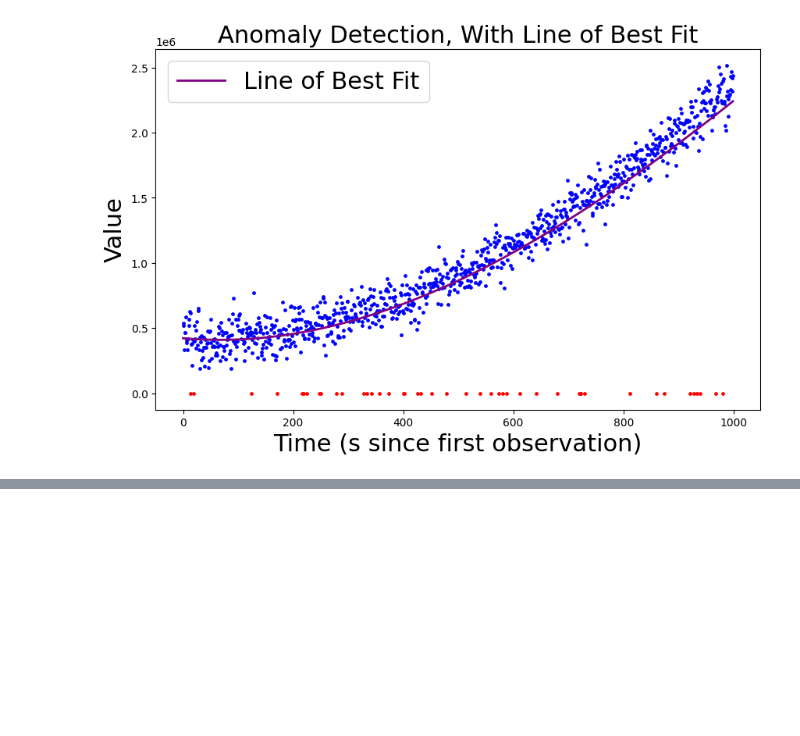
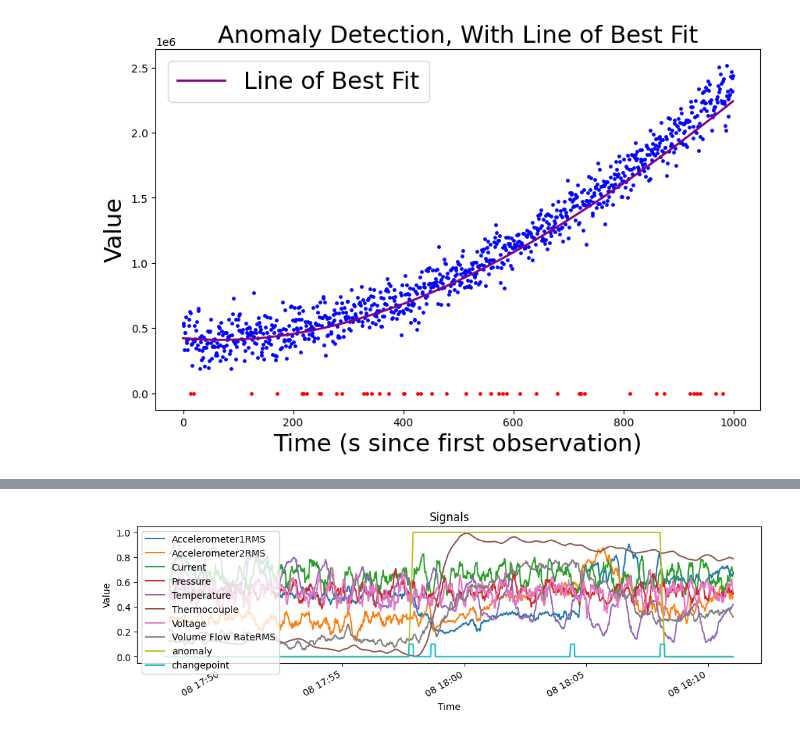
Before and after one commit to ExtraE113/CS365, a Jupyter notebook: model_and_threshold_outlier_detection.ipynb, the cells around one changed output, grey strips where cells are left out. Saved outputs shown, nothing was run; the diff lists cells and outputs as text; code cells hidden in the pictures; blank space fills up the shorter version.

Commit message:
Discord based detection

```diff
--- a/model_and_threshold_outlier_detection.ipynb
+++ b/model_and_threshold_outlier_detection.ipynb
@@ -138,3 +141,95 @@ plt.legend(fontsize=22)
 # %% [output]
 <matplotlib.legend.Legend at 0x...>
 [figure]
+# %%
+# load data from SKAB
+# libraries importing
+import pandas as pd
+import matplotlib.pyplot as plt
+%matplotlib inline
+
+# additional modules
+import sys
+
+sys.path.append('../algorithms')
+
+import warnings
+
+warnings.filterwarnings("ignore", category=UserWarning)
+warnings.filterwarnings("ignore", category=RuntimeWarning)
+
+path_to_data = './SKAB/data/'
+## Data loading
+# benchmark files checking
+all_files = []
+import os
+
+for root, dirs, files in os.walk(path_to_data):
+	for file in files:
+		if file.endswith(".csv"):
+			all_files.append(os.path.join(root, file))
+# datasets with anomalies loading
+list_of_df = [pd.read_csv(file,
+						  sep=';',
+						  index_col='datetime',
+						  parse_dates=True) for file in all_files if 'anomaly-free' not in file]
+# anomaly-free df loading
+anomaly_free_df = pd.read_csv([file for file in all_files if 'anomaly-free' in file][0],
+							  sep=';',
+							  index_col='datetime',
+							  parse_dates=True)
+### Data description
+# dataset characteristics printing
+print('SKAB v0.9')
+print(f'- A number of datasets: {len(list_of_df)}')
+print(f'- Shape of the random dataset: {list_of_df[10].shape}')
+n_cp = sum([len(df[df.changepoint == 1.]) for df in list_of_df])
+n_outlier = sum([len(df[df.anomaly == 1.]) for df in list_of_df])
+print(f'- A number of changepoints: {n_cp}')
+print(f'- A number of outliers (point anomalies): {n_outlier}\n')
+print(f'Head of the random dataset:')
+
+# rescale each series to be in [0, 1] range
+from sklearn.preprocessing import MinMaxScaler
+
+scaler = MinMaxScaler()
+list_of_df[1] = pd.DataFrame(scaler.fit_transform(list_of_df[1]),
+							 columns=list_of_df[1].columns,
+							 index=list_of_df[1].index)
+# downsample the dataset to a moving average
+# but first, make a copy of the original anomaly and changepoint columns
+list_of_df[1]['anomaly'] = list_of_df[1]['anomaly'].copy()
+list_of_df[1]['changepoint'] = list_of_df[1]['changepoint'].copy()
+# downsample the dataset to a moving average
+list_of_df[1] = list_of_df[1].rolling(window=10).mean()
+# reset the anomaly and changepoint columns
+list_of_df[1]['anomaly'] = list_of_df[1]['anomaly'].fillna(0)
+list_of_df[1]['changepoint'] = list_of_df[1]['changepoint'].fillna(0)
+
+display(list_of_df[0].head(1))
+### Data visualization
+# random dataset visualizing
+list_of_df[1].plot(figsize=(12, 3))
+plt.xlabel('Time')
+plt.ylabel('Value')
+plt.title('Signals')
+
+plt.show()
+### Labels visualization
+# plotting the labels both for outlier and changepoint detection problems
+list_of_df[1].anomaly.plot(figsize=(12, 3))
+list_of_df[1].changepoint.plot()
+
+plt.legend()
+plt.show()
+
+# plot each column individually
+# except for the anomaly and changepoint columns, which should be on every plot
+for column in list_of_df[1].columns:
+	if column not in ['anomaly', 'changepoint']:
+		list_of_df[1][column].plot(figsize=(12, 3))
+		list_of_df[1].anomaly.plot()
+		list_of_df[1].changepoint.plot()
+		plt.title(column)
+		plt.show()
+# %% [output]
@@ -140,0 +246 @@ plt.legend(fontsize=22)
+[figure, added]
```
Also changed, not shown: parts of 24 cells of this notebook, 6 other files.
